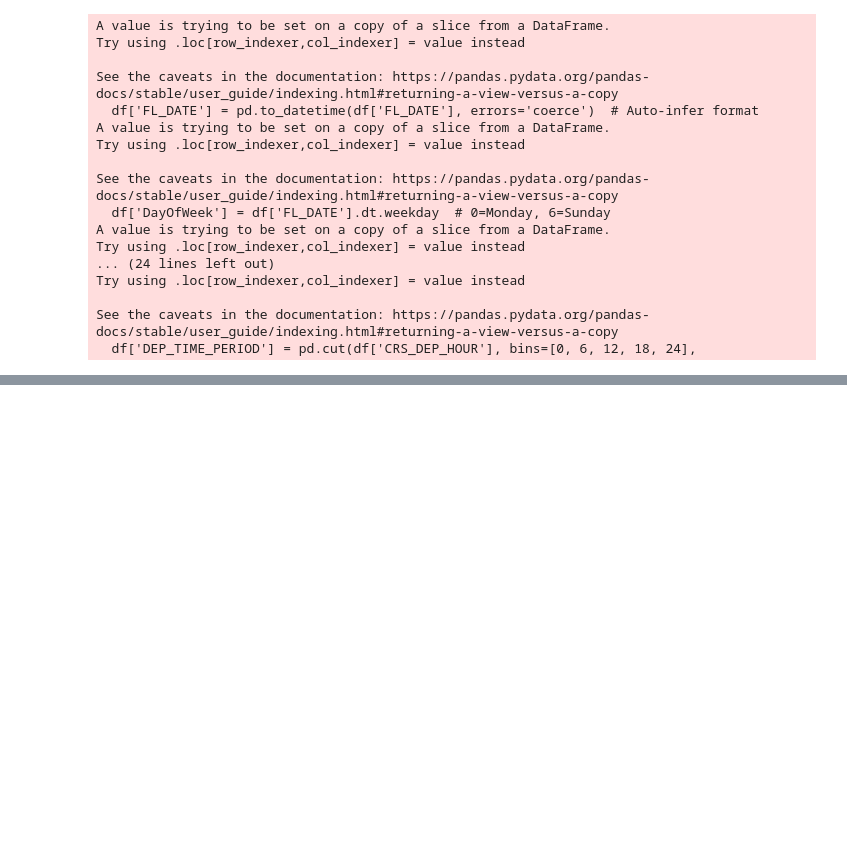
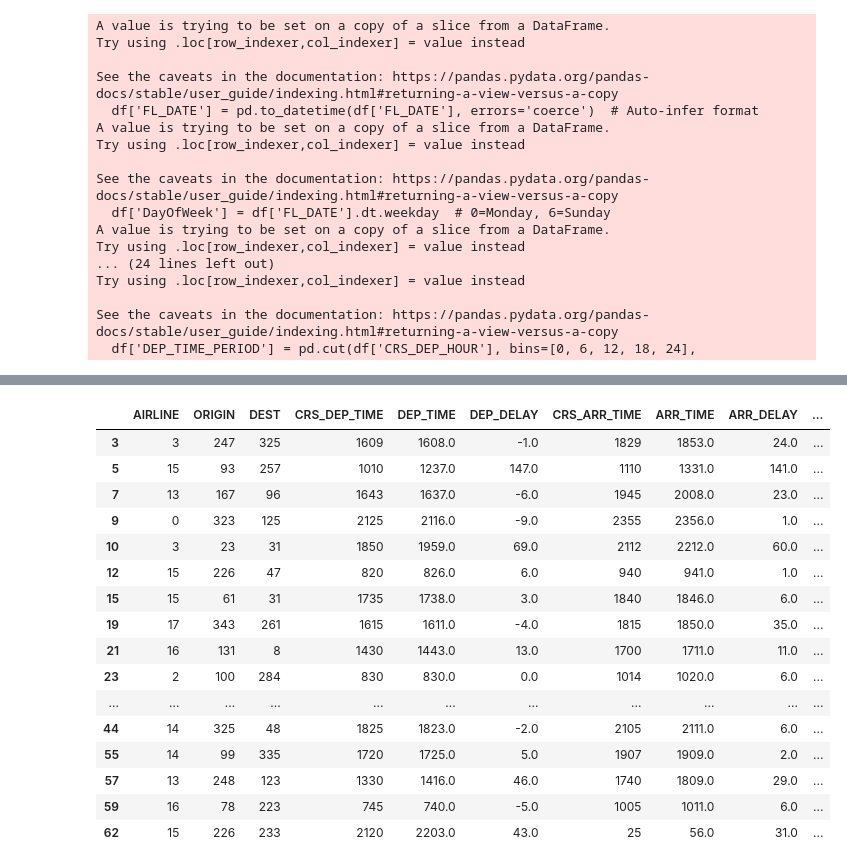
Before and after one commit to swiz9/Flight-Delay-Prediction-System, a Jupyter notebook: LSTM_Prediction_Model_pynb.ipynb, the cells around one changed output, grey strips where cells are left out. Saved outputs shown, nothing was run; the diff lists cells and outputs as text; code cells hidden in the pictures; blank space fills up the shorter version.

```diff
--- a/LSTM_Prediction_Model_pynb.ipynb
+++ b/LSTM_Prediction_Model_pynb.ipynb
@@ -157,3 +157,7 @@ columns_to_drop = [
     'DIVERTED',
     'FL_DATE'
 ]
+# %%
+#drop the columns
+df = df.drop(columns=columns_to_drop)
+df.head()
@@ -165,3 +176,9 @@ def clean_labels_encoder(list_of_labels, df):
     for label in list_of_labels:
         df[label] = le.fit_transform(df[label])
     return df
+# %%
+# clean the labels
+list_of_labels = ['AIRLINE','ORIGIN', 'DEST','DEP_TIME_PERIOD']
+df = clean_labels_encoder(list_of_labels, df)
+
+df.head()
@@ -167,0 +192,20 @@ def clean_labels_encoder(list_of_labels, df):
+# %%
+df.head(20)
+# %% [output]
+|  | AIRLINE | ORIGIN | DEST | CRS_DEP_TIME | DEP_TIME | DEP_DELAY | CRS_ARR_TIME | ARR_TIME | ARR_DELAY | ... |
+| 3 | 3 | 247 | 325 | 1609 | 1608.0 | -1.0 | 1829 | 1853.0 | 24.0 | ... |
+| 5 | 15 | 93 | 257 | 1010 | 1237.0 | 147.0 | 1110 | 1331.0 | 141.0 | ... |
+| 7 | 13 | 167 | 96 | 1643 | 1637.0 | -6.0 | 1945 | 2008.0 | 23.0 | ... |
+| 9 | 0 | 323 | 125 | 2125 | 2116.0 | -9.0 | 2355 | 2356.0 | 1.0 | ... |
+| 10 | 3 | 23 | 31 | 1850 | 1959.0 | 69.0 | 2112 | 2212.0 | 60.0 | ... |
+| 12 | 15 | 226 | 47 | 820 | 826.0 | 6.0 | 940 | 941.0 | 1.0 | ... |
+| 15 | 15 | 61 | 31 | 1735 | 1738.0 | 3.0 | 1840 | 1846.0 | 6.0 | ... |
+| 19 | 17 | 343 | 261 | 1615 | 1611.0 | -4.0 | 1815 | 1850.0 | 35.0 | ... |
+| 21 | 16 | 131 | 8 | 1430 | 1443.0 | 13.0 | 1700 | 1711.0 | 11.0 | ... |
+| 23 | 2 | 100 | 284 | 830 | 830.0 | 0.0 | 1014 | 1020.0 | 6.0 | ... |
+| ... | ... | ... | ... | ... | ... | ... | ... | ... | ... | ... |
+| 44 | 14 | 325 | 48 | 1825 | 1823.0 | -2.0 | 2105 | 2111.0 | 6.0 | ... |
+| 55 | 14 | 99 | 335 | 1720 | 1725.0 | 5.0 | 1907 | 1909.0 | 2.0 | ... |
+| 57 | 13 | 248 | 123 | 1330 | 1416.0 | 46.0 | 1740 | 1809.0 | 29.0 | ... |
+| 59 | 16 | 78 | 223 | 745 | 740.0 | -5.0 | 1005 | 1011.0 | 6.0 | ... |
+| 62 | 15 | 226 | 233 | 2120 | 2203.0 | 43.0 | 25 | 56.0 | 31.0 | ... |
```
Also changed, not shown: parts of 5 cells of this notebook.
